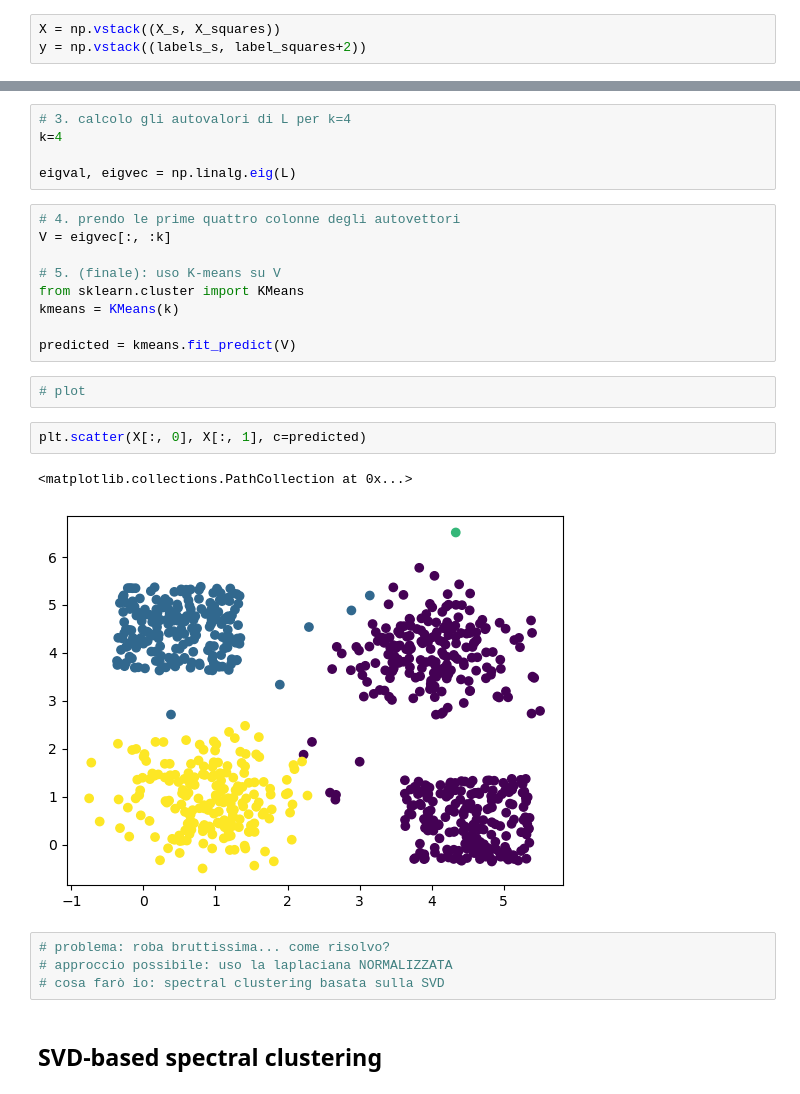
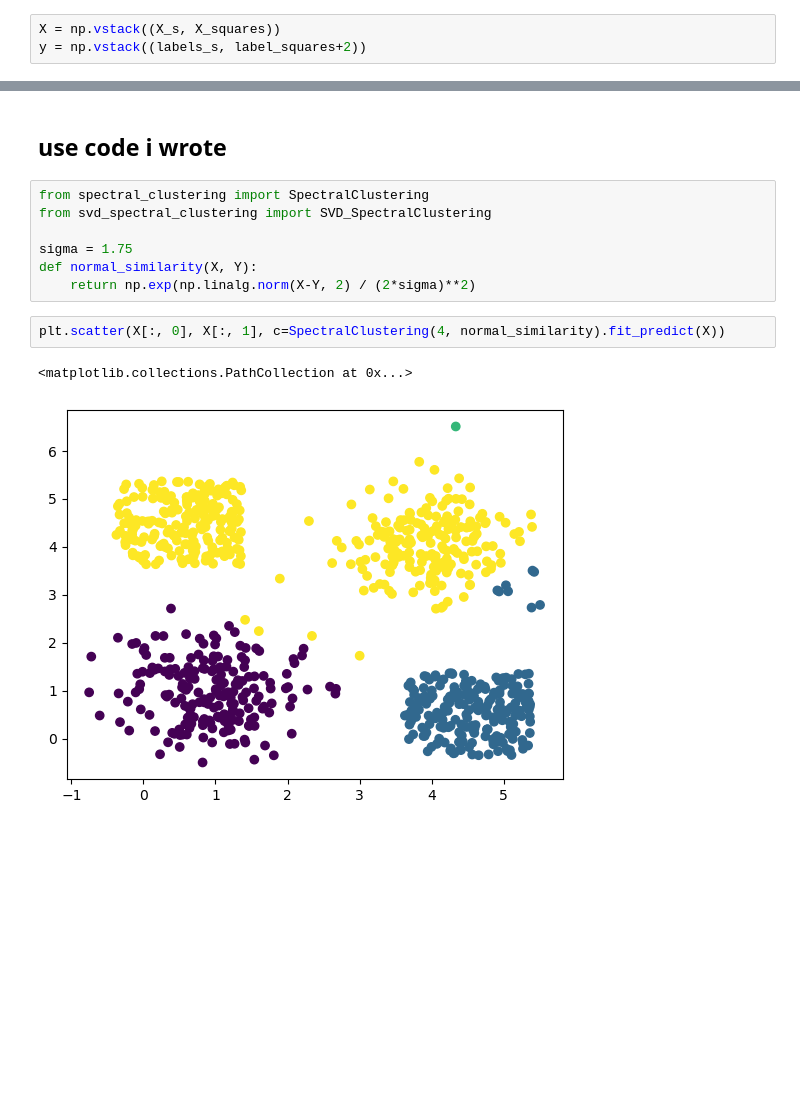
Before and after one commit to OdinMeng/MachineLearningBChallenges, a Jupyter notebook: PROJECT/test.ipynb, the cells around one changed output, grey strips where cells are left out. Saved outputs shown, nothing was run; the diff lists cells and outputs as text; blank space fills up the shorter version.

```diff
--- a/PROJECT/test.ipynb
+++ b/PROJECT/test.ipynb
@@ -84,27 +62,14 @@ L = D-A
-# %%
-# 3. calcolo gli autovalori di L per k=4
-k=4
-
-eigval, eigvec = np.linalg.eig(L)
-# %%
-# 4. prendo le prime quattro colonne degli autovettori
-V = eigvec[:, :k]
-
-# 5. (finale): uso K-means su V
-from sklearn.cluster import KMeans
-kmeans = KMeans(k)
-
-predicted = kmeans.fit_predict(V)
-# %%
-# plot
+# %% [markdown]
+## use code i wrote
+# %%
+from spectral_clustering import SpectralClustering
+from svd_spectral_clustering import SVD_SpectralClustering
+
+sigma = 1.75
+def normal_similarity(X, Y):
+    return np.exp(np.linalg.norm(X-Y, 2) / (2*sigma)**2)
 # %%
-plt.scatter(X[:, 0], X[:, 1], c=predicted)
+plt.scatter(X[:, 0], X[:, 1], c=SpectralClustering(4, normal_similarity).fit_predict(X))
 # %% [output]
 <matplotlib.collections.PathCollection at 0x...>
-[figure, old version]
+[figure, new version]
-# %%
-# problema: roba bruttissima... come risolvo?
-# approccio possibile: uso la laplaciana NORMALIZZATA
-# cosa farò io: spectral clustering basata sulla SVD
-# %% [markdown]
-## SVD-based spectral clustering
```
Also changed, not shown: parts of 10 cells of this notebook, 23 other files.
